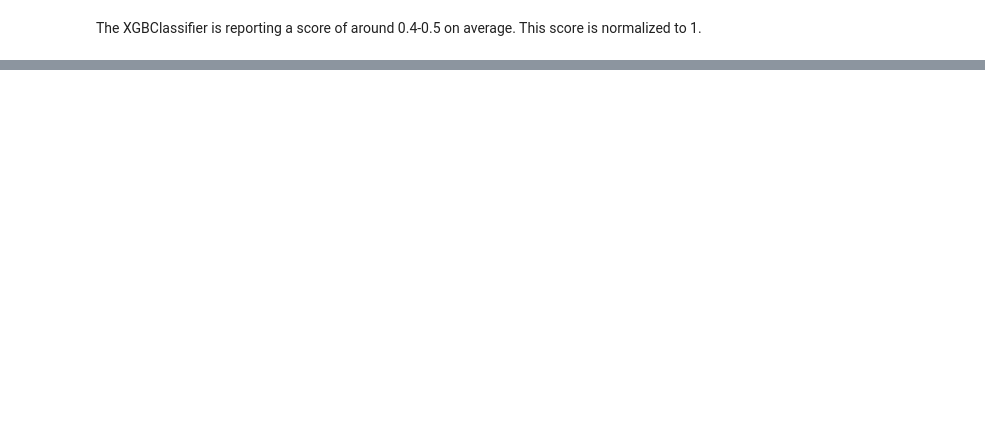
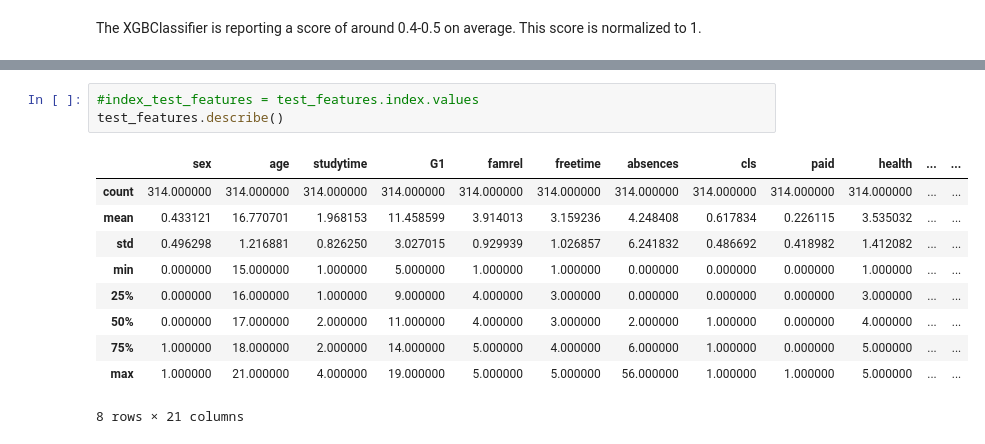
Before and after one commit to jamesbmc/370-final-project, a Jupyter notebook: ml.ipynb, the cells around one changed output, grey strips where cells are left out. Saved outputs shown, nothing was run; the diff lists cells and outputs as text; blank space fills up the shorter version.

```diff
--- a/ml.ipynb
+++ b/ml.ipynb
@@ -384,0 +370,14 @@ The XGBClassifier is reporting a score of around 0.4-0.5 on average. This score
+# %%
+#index_test_features = test_features.index.values
+test_features.describe()
+# %% [output]
+|  | sex | age | studytime | G1 | famrel | freetime | absences | cls | paid | health | ... | ... |
+| count | 314.000000 | 314.000000 | 314.000000 | 314.000000 | 314.000000 | 314.000000 | 314.000000 | 314.000000 | 314.000000 | 314.000000 | ... | ... |
+| mean | 0.433121 | 16.770701 | 1.968153 | 11.458599 | 3.914013 | 3.159236 | 4.248408 | 0.617834 | 0.226115 | 3.535032 | ... | ... |
+| std | 0.496298 | 1.216881 | 0.826250 | 3.027015 | 0.929939 | 1.026857 | 6.241832 | 0.486692 | 0.418982 | 1.412082 | ... | ... |
+| min | 0.000000 | 15.000000 | 1.000000 | 5.000000 | 1.000000 | 1.000000 | 0.000000 | 0.000000 | 0.000000 | 1.000000 | ... | ... |
+| 25% | 0.000000 | 16.000000 | 1.000000 | 9.000000 | 4.000000 | 3.000000 | 0.000000 | 0.000000 | 0.000000 | 3.000000 | ... | ... |
+| 50% | 0.000000 | 17.000000 | 2.000000 | 11.000000 | 4.000000 | 3.000000 | 2.000000 | 1.000000 | 0.000000 | 4.000000 | ... | ... |
+| 75% | 1.000000 | 18.000000 | 2.000000 | 14.000000 | 5.000000 | 4.000000 | 6.000000 | 1.000000 | 0.000000 | 5.000000 | ... | ... |
+| max | 1.000000 | 21.000000 | 4.000000 | 19.000000 | 5.000000 | 5.000000 | 56.000000 | 1.000000 | 1.000000 | 5.000000 | ... | ... |
+8 rows × 21 columns
```
Also changed, not shown: parts of 33 cells of this notebook.
